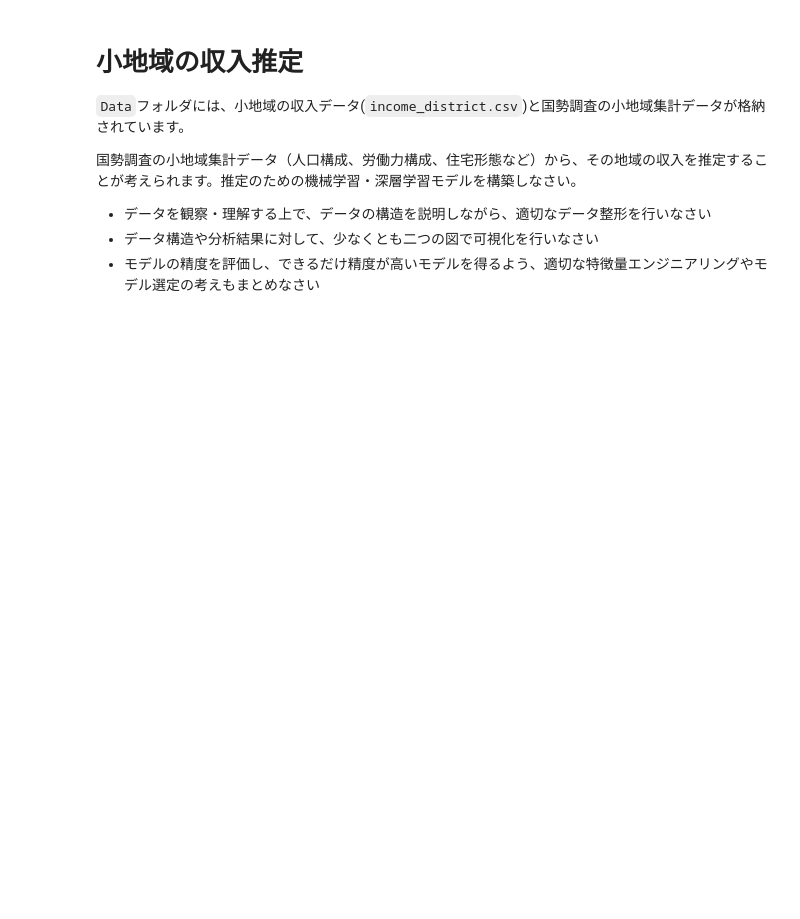
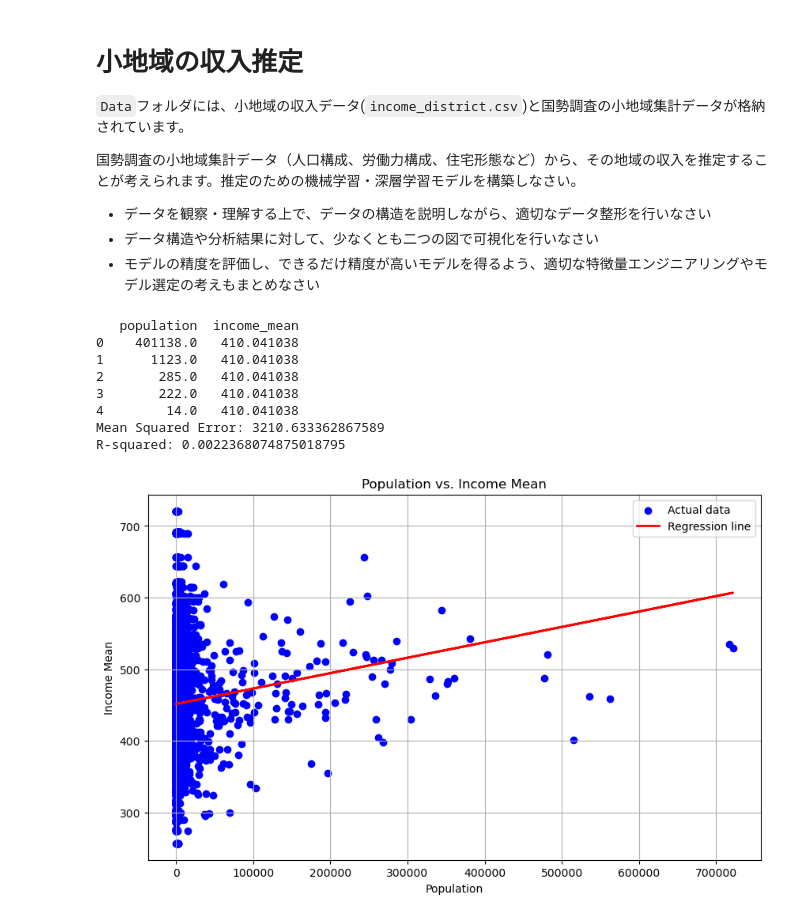
Before and after one commit to lvzeyu/chss_2024_assignment, a Jupyter notebook: 最終課題/income_predicion_Akama_Yuto1.ipynb, the cells around one changed output. Cells and saved outputs as stored; diff of their text form; code cells hidden in the pictures; blank space fills up the shorter version.

```diff
--- a/最終課題/income_predicion_Akama_Yuto1.ipynb
+++ b/最終課題/income_predicion_Akama_Yuto1.ipynb
@@ -43,3 +43,77 @@ labor_data = pd.read_csv(labor_data_path) #労働状況データ
 marriage_data = pd.read_csv(marriage_data_path) #結婚状況データ
 employment_status_data = pd.read_csv(employment_status_data_path) #就業形態データ
 income_data = pd.read_csv(income_data_path) #地域コードと平均収入
+
+# 全てのマージ
+merged_data = pd.merge(age_data, family_data, on=['district_id', 'district2_id', 'level_identifier', 'state_name', 'city_name', 'district_name', 'district2_name'])
+merged_data = pd.merge(merged_data, gender_data, on=['district_id', 'district2_id', 'level_identifier', 'state_name', 'city_name', 'district_name', 'district2_name'])
+merged_data = pd.merge(merged_data, housing_data, on=['district_id', 'district2_id', 'level_identifier', 'state_name', 'city_name', 'district_name', 'district2_name'])
+merged_data = pd.merge(merged_data, house_info_data, on=['district_id', 'district2_id', 'level_identifier', 'state_name', 'city_name', 'district_name', 'district2_name'])
+merged_data = pd.merge(merged_data, industry_data, on=['district_id', 'district2_id', 'level_identifier', 'state_name', 'city_name', 'district_name', 'district2_name'])
+merged_data = pd.merge(merged_data, occupation_data, on=['district_id', 'district2_id', 'level_identifier', 'state_name', 'city_name', 'district_name', 'district2_name'])
+merged_data = pd.merge(merged_data, labor_data, on=['district_id', 'district2_id', 'level_identifier', 'state_name', 'city_name', 'district_name', 'district2_name'])
+merged_data = pd.merge(merged_data, marriage_data, on=['district_id', 'district2_id', 'level_identifier', 'state_name', 'city_name', 'district_name', 'district2_name'])
+merged_data = pd.merge(merged_data, employment_status_data, on=['district_id', 'district2_id', 'level_identifier', 'state_name', 'city_name', 'district_name', 'district2_name'])
+
+merged_data = pd.merge(
+    merged_data,
+    income_data[['area_code', 'income_mean']],
+    left_on='district_id',  # 'merged_data'のキー
+    right_on='area_code',   # 'income_data'のキー
+    how='left'
+)
+# %%
+import pandas as pd
+import matplotlib.pyplot as plt
+from sklearn.model_selection import train_test_split
+from sklearn.linear_model import LinearRegression
+from sklearn.metrics import mean_squared_error, r2_score
+
+# `merged_data` の `population` 列を数値に変換
+merged_data['population'] = pd.to_numeric(merged_data['population'], errors='coerce')
+merged_data = merged_data.dropna(subset=['population', 'income_mean'])
+
+# データの確認
+print(merged_data[['population', 'income_mean']].head())
+
+# 説明変数と目的変数を設定
+X = merged_data[['population']]  # 説明変数
+y = merged_data['income_mean']   # 目的変数
+
+# データをトレーニングセットとテストセットに分割
+X_train, X_test, y_train, y_test = train_test_split(X, y, test_size=0.2, random_state=42)
+
+# 線形回帰モデルの作成と学習
+model = LinearRegression()
+model.fit(X_train, y_train)
+
+# テストデータを使って予測
+y_pred = model.predict(X_test)
+
+# モデルの評価
+mse = mean_squared_error(y_test, y_pred)
+r2 = r2_score(y_test, y_pred)
+
+print(f"Mean Squared Error: {mse}")
+print(f"R-squared: {r2}")
+
+# 結果の可視化
+plt.figure(figsize=(10, 6))
+plt.scatter(X_test, y_test, color='blue', label='Actual data')
+plt.plot(X_test, y_pred, color='red', linewidth=2, label='Regression line')
+plt.xlabel('Population')
+plt.ylabel('Income Mean')
+plt.title('Population vs. Income Mean')
+plt.legend()
+plt.grid(True)
+plt.show()
+# %% [output]
+   population  income_mean
+0    401138.0   410.041038
+1      1123.0   410.041038
+2       285.0   410.041038
+3       222.0   410.041038
+4        14.0   410.041038
+Mean Squared Error: 3210.633362867589
+R-squared: 0.0022368074875018795
+[figure, added]
```
Also changed, not shown: parts of 3 cells of this notebook, 1 other file.
